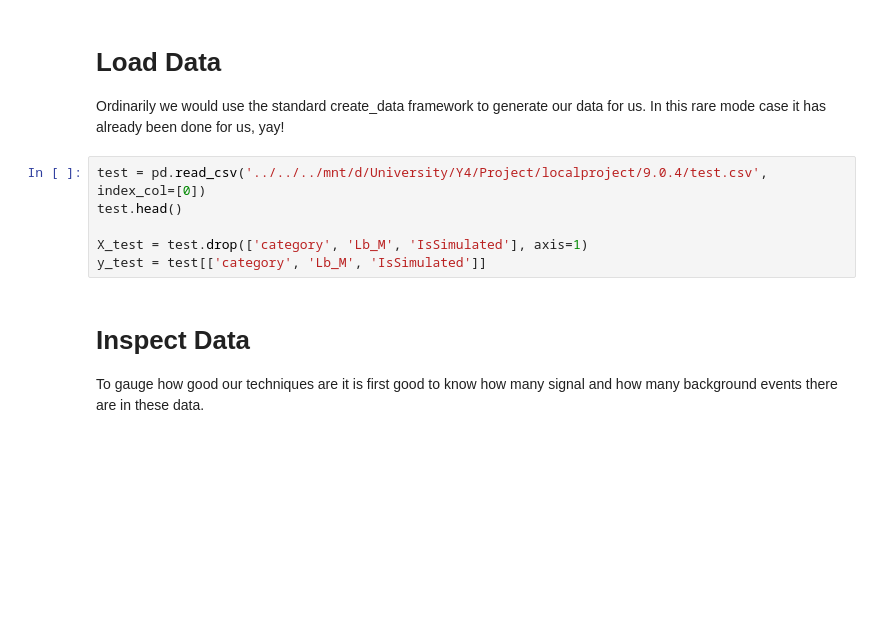
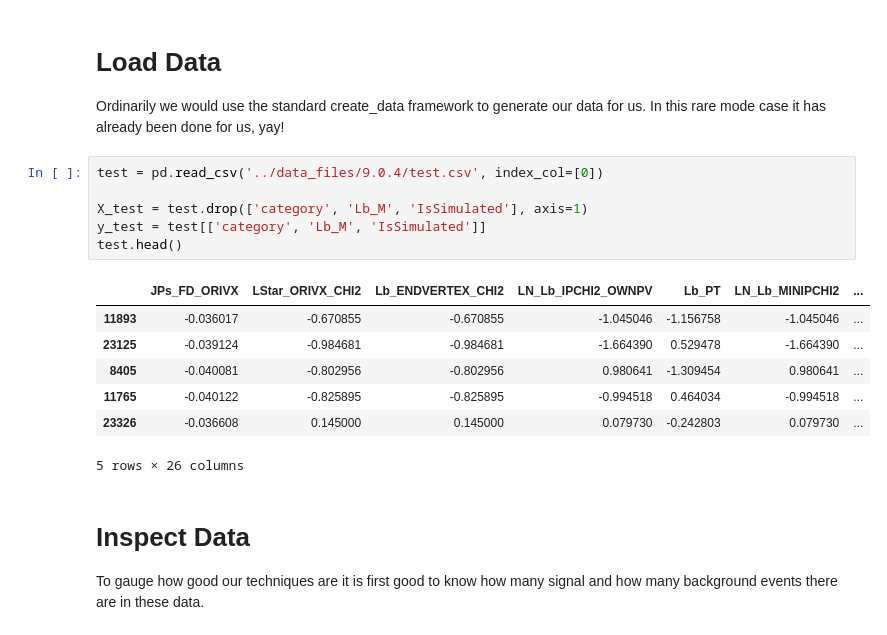
Before and after one commit to ChandlerKenworthy/Y4RareDecayProject, a Jupyter notebook: full/rare_mode.ipynb, the cells around one changed output. Drawn from its saved outputs; the diff is of its cells as text; blank space fills up the shorter version.

```diff
--- a/full/rare_mode.ipynb
+++ b/full/rare_mode.ipynb
@@ -24,11 +24,19 @@ plt.style.use([hep.style.ROOT, hep.style.firamath])
 # Load Data
 Ordinarily we would use the standard create_data framework to generate our data for us. In this rare mode case it has already been done for us, yay!
 # %%
-test = pd.read_csv('../../../mnt/d/University/Y4/Project/localproject/9.0.4/test.csv', index_col=[0])
-test.head()
+test = pd.read_csv('../data_files/9.0.4/test.csv', index_col=[0])
 
 X_test = test.drop(['category', 'Lb_M', 'IsSimulated'], axis=1)
 y_test = test[['category', 'Lb_M', 'IsSimulated']]
+test.head()
+# %% [output]
+|  | JPs_FD_ORIVX | LStar_ORIVX_CHI2 | Lb_ENDVERTEX_CHI2 | LN_Lb_IPCHI2_OWNPV | Lb_PT | LN_Lb_MINIPCHI2 | ... |
+| 11893 | -0.036017 | -0.670855 | -0.670855 | -1.045046 | -1.156758 | -1.045046 | ... |
+| 23125 | -0.039124 | -0.984681 | -0.984681 | -1.664390 | 0.529478 | -1.664390 | ... |
+| 8405 | -0.040081 | -0.802956 | -0.802956 | 0.980641 | -1.309454 | 0.980641 | ... |
+| 11765 | -0.040122 | -0.825895 | -0.825895 | -0.994518 | 0.464034 | -0.994518 | ... |
+| 23326 | -0.036608 | 0.145000 | 0.145000 | 0.079730 | -0.242803 | 0.079730 | ... |
+5 rows × 26 columns
 # %% [markdown]
 # Inspect Data
 To gauge how good our techniques are it is first good to know how many signal and how many background events there are in these data.
```
Also changed, not shown: parts of 14 cells of this notebook, 1 other file.
